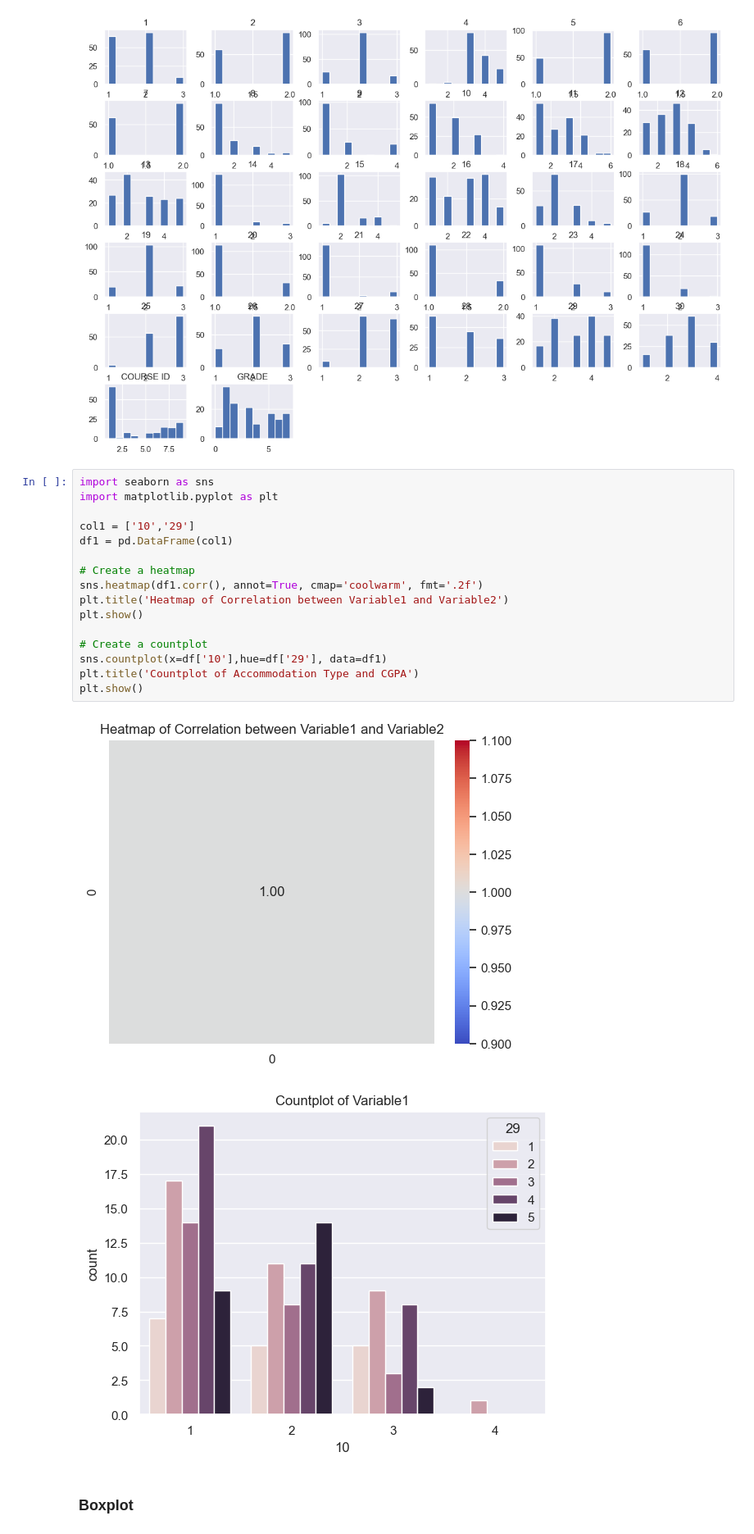
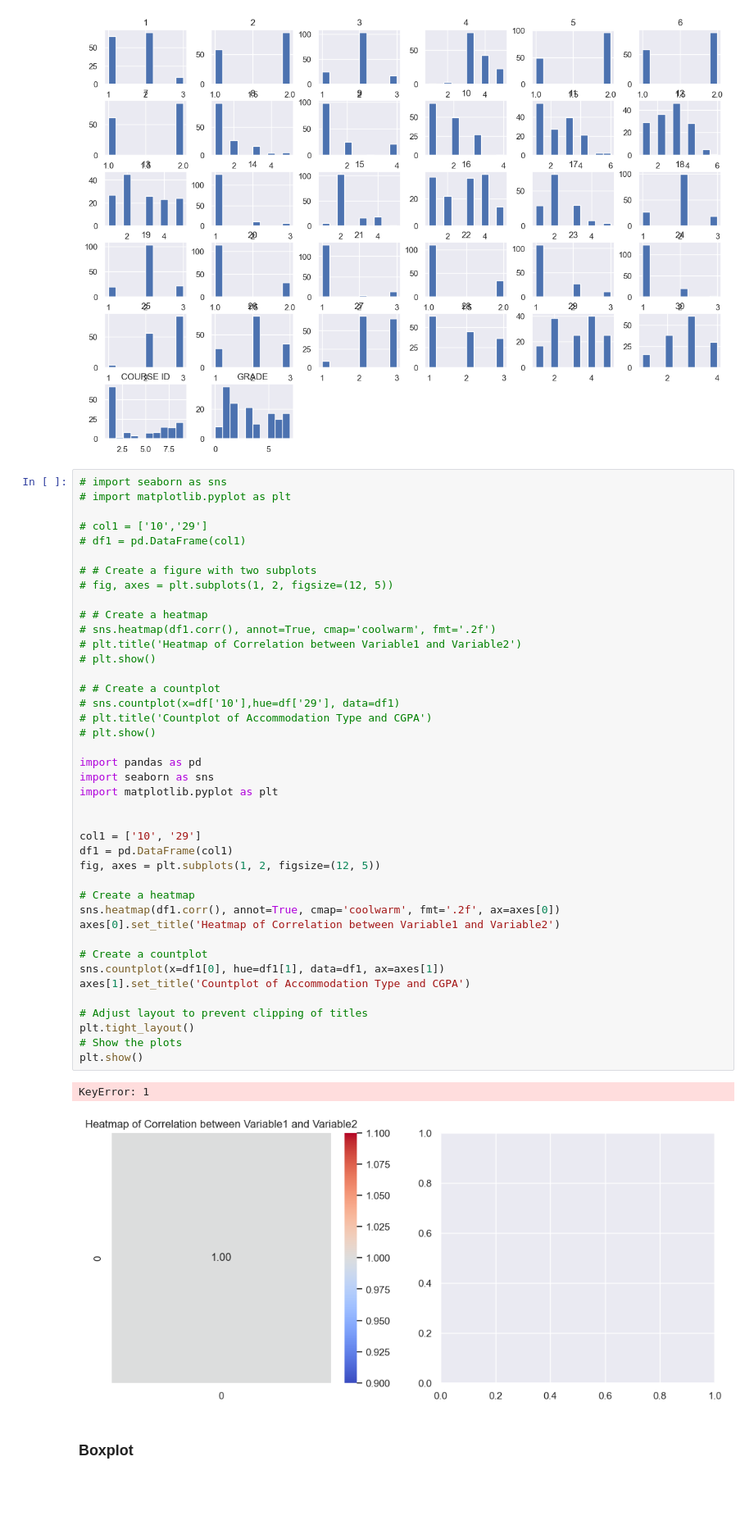
Before and after one commit to waiee/Higher-Education-Students-Performance-Evaluation---Association-Rule-Mining, a Jupyter notebook: test.ipynb, the cells around one changed output. Shown at 82% size. Drawn from its saved outputs; the diff is of its cells as text; blank space fills up the shorter version.

```diff
--- a/test.ipynb
+++ b/test.ipynb
@@ -101,24 +101,49 @@ plt.show()
 # %% [output]
 [figure]
 # %%
+# import seaborn as sns
+# import matplotlib.pyplot as plt
+
+# col1 = ['10','29']
+# df1 = pd.DataFrame(col1)
+
+# # Create a figure with two subplots
+# fig, axes = plt.subplots(1, 2, figsize=(12, 5))
+
+# # Create a heatmap
+# sns.heatmap(df1.corr(), annot=True, cmap='coolwarm', fmt='.2f')
+# plt.title('Heatmap of Correlation between Variable1 and Variable2')
+# plt.show()
+
+# # Create a countplot
+# sns.countplot(x=df['10'],hue=df['29'], data=df1)
+# plt.title('Countplot of Accommodation Type and CGPA')
+# plt.show()
+
+import pandas as pd
 import seaborn as sns
 import matplotlib.pyplot as plt
 
-col1 = ['10','29']
+
+col1 = ['10', '29']
 df1 = pd.DataFrame(col1)
+fig, axes = plt.subplots(1, 2, figsize=(12, 5))
 
 # Create a heatmap
-sns.heatmap(df1.corr(), annot=True, cmap='coolwarm', fmt='.2f')
-plt.title('Heatmap of Correlation between Variable1 and Variable2')
-plt.show()
+sns.heatmap(df1.corr(), annot=True, cmap='coolwarm', fmt='.2f', ax=axes[0])
+axes[0].set_title('Heatmap of Correlation between Variable1 and Variable2')
 
 # Create a countplot
-sns.countplot(x=df['10'],hue=df['29'], data=df1)
-plt.title('Countplot of Accommodation Type and CGPA')
+sns.countplot(x=df1[0], hue=df1[1], data=df1, ax=axes[1])
+axes[1].set_title('Countplot of Accommodation Type and CGPA')
+
+# Adjust layout to prevent clipping of titles
+plt.tight_layout()
+# Show the plots
 plt.show()
 # %% [output]
+KeyError: 1
-[figure, old version]
+[figure, new version]
-[figure, removed]
 # %% [markdown]
 ### Boxplot
 # %%
```
